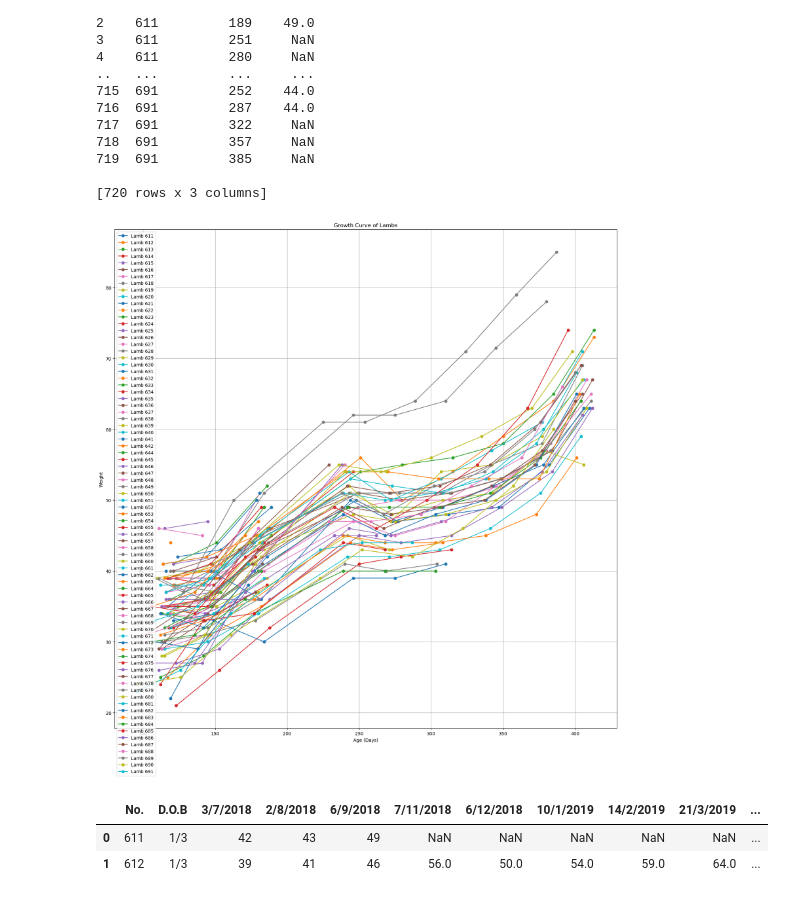
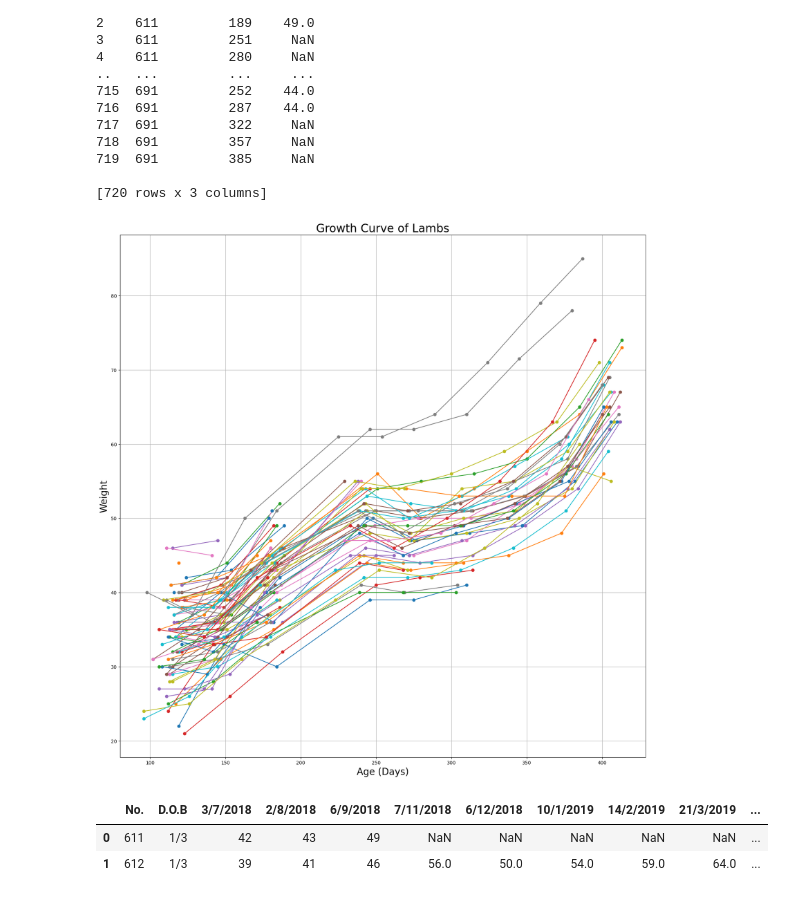
Before and after one commit to Shri-991987/Dissertation_Longitudinal_Analysis_Of_Farm_Animal_Development, a Jupyter notebook: Dissertation_Draft.ipynb, the cells around one changed output. Cells and saved outputs as stored; diff of their text form; code cells hidden in the pictures.

```diff
--- a/Dissertation_Draft.ipynb
+++ b/Dissertation_Draft.ipynb
@@ -133,19 +148,19 @@ print(final_df1)
 # %%
 # Plotting the Curve
 plt.figure(figsize=(20, 20))
 
 for lamb_no in final_df1['No.'].unique():
     lamb_data = final_df1[final_df1['No.'] == lamb_no]
     plt.plot(lamb_data['Age (Days)'], lamb_data['Weight'], marker='o', label=f'Lamb {lamb_no}')
 
-plt.title('Growth Curve of Lambs')
-plt.xlabel('Age (Days)')
-plt.ylabel('Weight')
-plt.legend()
+plt.title('Growth Curve of Lambs', fontsize=24)
+plt.xlabel('Age (Days)', fontsize=20)
+plt.ylabel('Weight', fontsize=20)
+#plt.legend()
 plt.grid(True)
 plt.show()
 # %% [output]
-[figure, old version]
+[figure, new version]
 # %%
 #Sample with only two Lambs
 df_2018testtr = pd.read_csv("lamb2018_testtr.csv")
```
Also changed, not shown: parts of 7 cells of this notebook.
